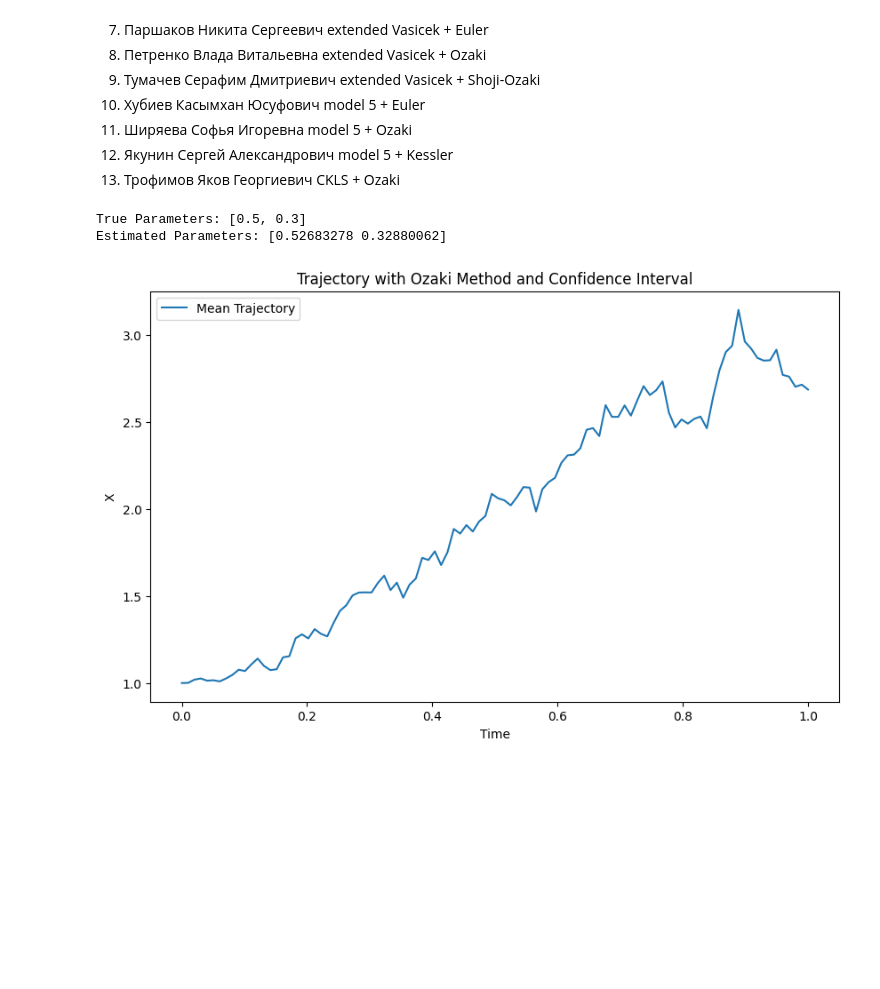
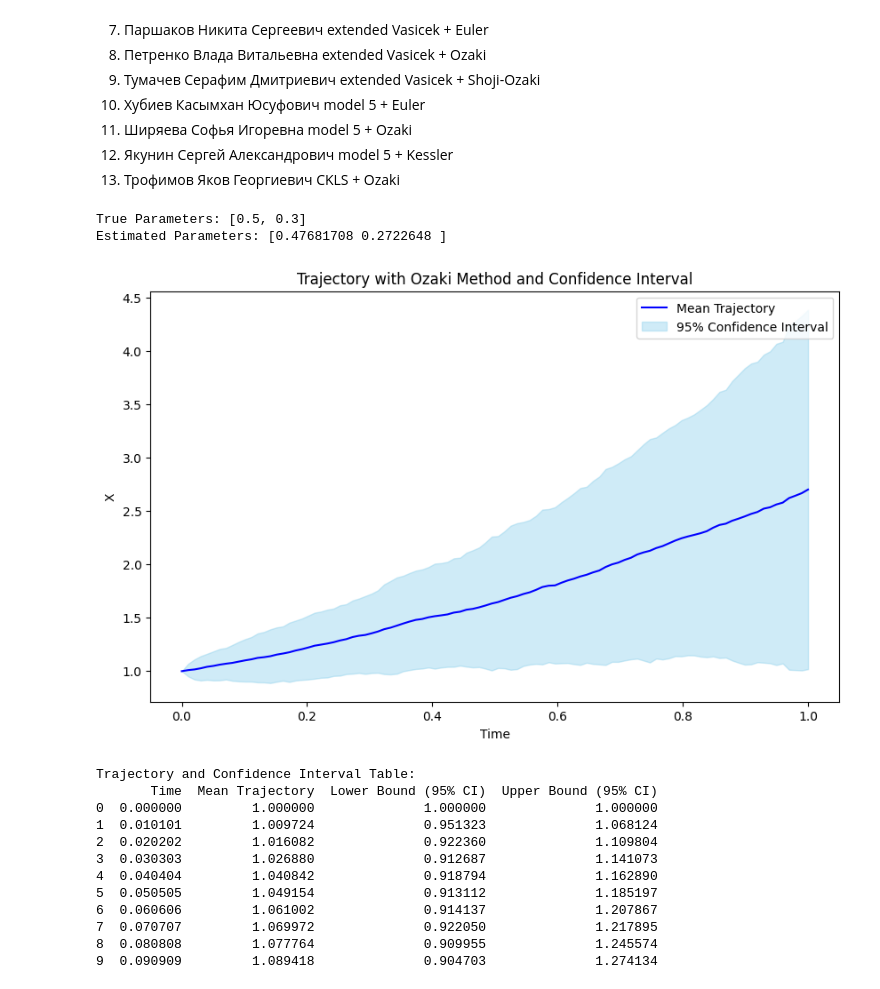
Before and after one commit to ShSonicX/SSP, a Jupyter notebook: lab4_SSP.ipynb, the cells around one changed output. Drawn from its saved outputs; the diff is of its cells as text; code cells hidden in the pictures; blank space fills up the shorter version.

```diff
--- a/lab4_SSP.ipynb
+++ b/lab4_SSP.ipynb
@@ -783,41 +783,68 @@ class Model5ProcessOzaki:
             self.mlog_likelihood,
             x0=x0,
             args=(t_data, x_data),
             method='L-BFGS-B',
             options={'ftol': 1e-8, 'eps': 1e-8}
         )
         return result.x
 
 def run_ozaki_estimation():
     true_params = [0.5, 0.3]
     T = 1.0
-    Nx = 1
+    Nx = 100  # Большее число траекторий для корректного вычисления доверительных интервалов
     Nt = 100
     process = Model5ProcessOzaki(params=true_params, T=T, Nx=Nx, Nt=Nt)
 
+    # Генерация данных траекторий
     t_data, x_data = process.generate_trajectory()
     estimated_params = process.ozaki_estimation(t_data, x_data[:, 0])
 
-    # Print initial and estimated parameters
+    # Печать начальных и оцененных параметров
     print("True Parameters:", true_params)
     print("Estimated Parameters:", estimated_params)
 
-    # Plot the trajectory and 95% confidence interval
+    # Расчет средней траектории и доверительного интервала 95%
+    mean_trajectory = x_data.mean(axis=1)
+    std_trajectory = x_data.std(axis=1)
+    lower_bound = mean_trajectory - 1.96 * std_trajectory
+    upper_bound = mean_trajectory + 1.96 * std_trajectory
+
+    # Построение графика с доверительным интервалом
     plt.figure(figsize=(10, 6))
-    plt.plot(t_data, x_data.mean(axis=1), label="Mean Trajectory")
-    plt.fill_between(
-        t_data,
-        x_data.mean(axis=1) - 1.96 * x_data.std(axis=1),
-        x_data.mean(axis=1) + 1.96 * x_data.std(axis=1),
-    )
+    plt.plot(t_data, mean_trajectory, label="Mean Trajectory", color="blue")
+    plt.fill_between(t_data, lower_bound, upper_bound, color="skyblue", alpha=0.4, label="95% Confidence Interval")
     plt.xlabel("Time")
     plt.ylabel("X")
     plt.title("Trajectory with Ozaki Method and Confidence Interval")
     plt.legend()
     plt.show()
 
+    # Создание таблицы результатов
+    results_df = pd.DataFrame({
+        'Time': t_data,
+        'Mean Trajectory': mean_trajectory,
+        'Lower Bound (95% CI)': lower_bound,
+        'Upper Bound (95% CI)': upper_bound
+    })
+
+    # Отображение первых 10 строк таблицы
+    print("\nTrajectory and Confidence Interval Table:")
+    print(results_df.head(10))
+
 run_ozaki_estimation()
 # %% [output]
 True Parameters: [0.5, 0.3]
-Estimated Parameters: [0.52683278 0.32880062]
+Estimated Parameters: [0.47681708 0.2722648 ]
-[figure, old version]
+[figure, new version]
+Trajectory and Confidence Interval Table:
+       Time  Mean Trajectory  Lower Bound (95% CI)  Upper Bound (95% CI)
+0  0.000000         1.000000              1.000000              1.000000
+1  0.010101         1.009724              0.951323              1.068124
+2  0.020202         1.016082              0.922360              1.109804
+3  0.030303         1.026880              0.912687              1.141073
+4  0.040404         1.040842              0.918794              1.162890
+5  0.050505         1.049154              0.913112              1.185197
+6  0.060606         1.061002              0.914137              1.207867
+7  0.070707         1.069972              0.922050              1.217895
+8  0.080808         1.077764              0.909955              1.245574
+9  0.090909         1.089418              0.904703              1.274134
```
